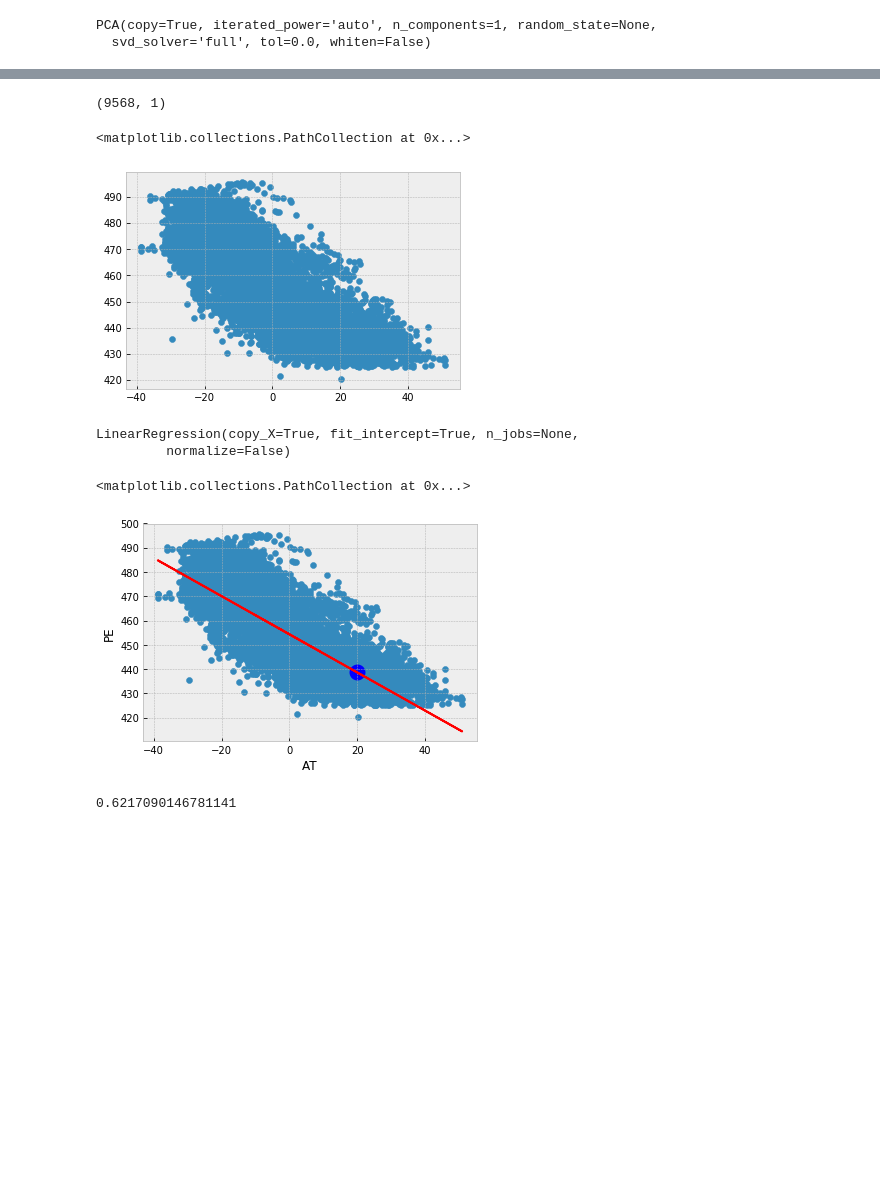
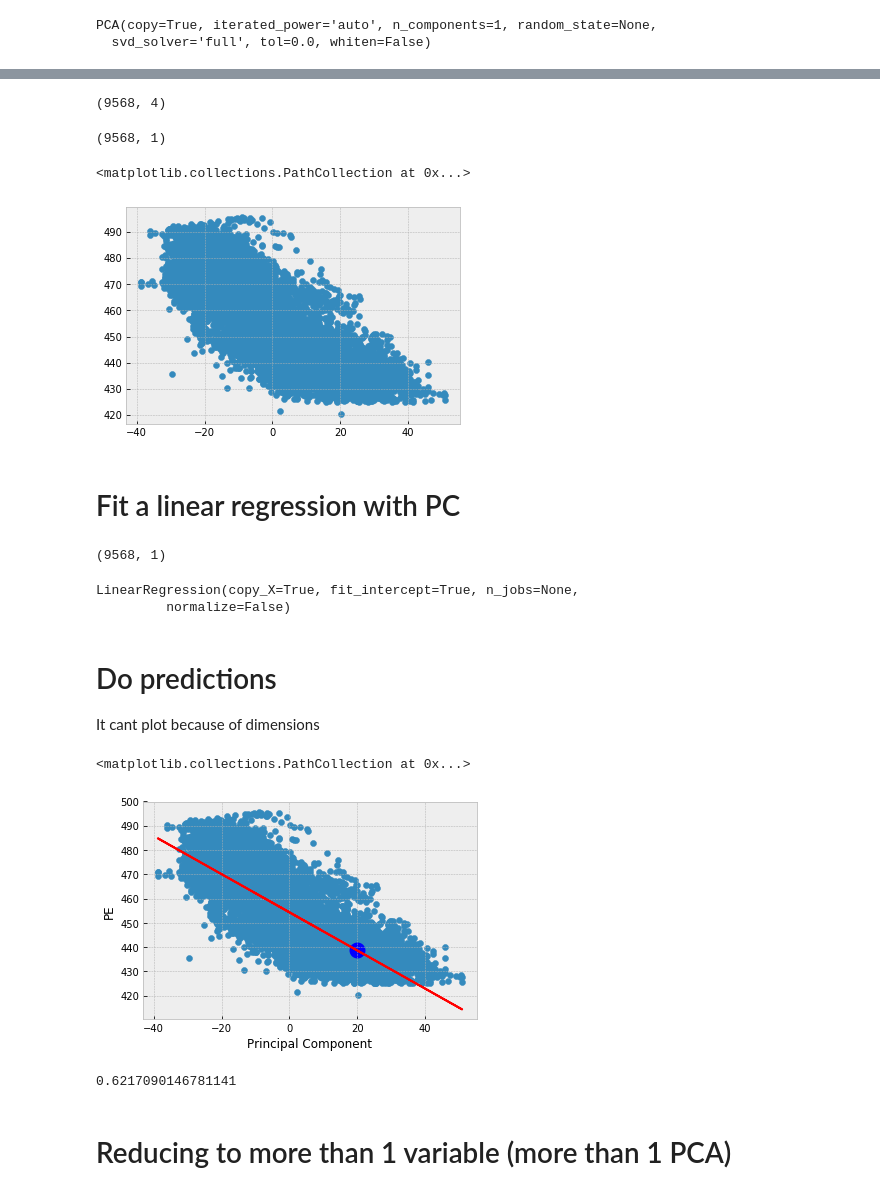
Before and after one commit to leoBravoRain/digital_courses, a Jupyter notebook: CCPP/Combined Cycle Power Plant.ipynb, the cells around one changed output, grey strips where cells are left out. Drawn from its saved outputs; the diff is of its cells as text; code cells hidden in the pictures; blank space fills up the shorter version.

```diff
--- a/CCPP/Combined Cycle Power Plant.ipynb
+++ b/CCPP/Combined Cycle Power Plant.ipynb
@@ -185,0 +202,9 @@ ax.scatter(independent_variable, prediction, c = "b", lineWidth = 10)
+# %%
+# data to train (select variables)
+# variables: "AT", "V", "AP", "RH"
+X_train = X.loc[:, ["AT", "V"]]
+# print("Dataframe shape: ", X_train.shape)
+
+# plot variables
+fig, ax = plt.subplots()
+ax.scatter(X_train.loc[:, "V"], y)
@@ -185,0 +214,11 @@ ax.scatter(independent_variable, prediction, c = "b", lineWidth = 10)
+# %%
+# load function to linear regression
+from sklearn.linear_model import LinearRegression
+
+# Define model
+regressor = LinearRegression()
+
+# train the linear regressor
+# y is the target (labels) (this is the reason becaus of supervised learning)
+# minimize the residual sum of squares between the observed targets in the dataset
+regressor.fit(X_train, y)
@@ -197,9 +283,14 @@ X_train_PCA = X
 # %%
 # load library
+# link to library: https://scikit-learn.org/
 from sklearn.decomposition import PCA
 
 # Define model
-pca = PCA(n_components=1, svd_solver='full')
+
+# define number of principal components (new dimension of data (reduced))
+n_components = 1
+
+pca = PCA(n_components = n_components, svd_solver='full')
 
 # train model
 # note that it does not need the target (unsupervised learning)
@@ -220,14 +318,27 @@ X_train_PCA.shape
+# %%
+# Check the original data shape
+X_train_PCA.shape
+# %% [output]
+(9568, 4)
+# %%
+# check the new data shape (with new dimensions)
+X_transform.shape
+# %% [output]
+(9568, 1)
+# %%
+# plot variables
+# this is working with only 1 PC
+fig, ax = plt.subplots()
+ax.scatter(X_transform, y)
+# %% [output]
+<matplotlib.collections.PathCollection at 0x...>
+[figure, added]
+# %% [markdown]
+# Fit a linear regression with PC
 # %%
 X_transform.shape
 # %% [output]
 (9568, 1)
-# %%
-# plot variables
-fig, ax = plt.subplots()
-ax.scatter(X_transform, y)
-# %% [output]
-<matplotlib.collections.PathCollection at 0x...>
-[figure, removed]
 # %%
 # Define model
 regressor_PCA = LinearRegression()
@@ -239,30 +350,33 @@ regressor_PCA.fit(X_transform, y)
 # %% [output]
 LinearRegression(copy_X=True, fit_intercept=True, n_jobs=None,
          normalize=False)
+# %% [markdown]
+# Do predictions
+It cant plot because of dimensions
 # %%
 # write a value for the independent variable
 independent_variable_PCA = 20
 
 # do the prediction
-prediction_PCA = regressor_PCA.predict(np.array([[independent_variable_PCA]]))
+prediction_PCA = regressor_PCA.predict(numpy.array([[independent_variable_PCA]]))
 # %%
 # Plot predictions
 
 # plot variables
 fig, ax = plt.subplots()
 ax.scatter(X_transform, y)
 
 # set legend to labels
-ax.set_xlabel("AT")
+ax.set_xlabel("Principal Component")
 ax.set_ylabel("PE")
 
 # ploting the line
 ax.plot(X_transform, regressor_PCA.intercept_[0] + regressor_PCA.coef_[0]*X_transform, c = "r")
 
 # plot prediction
 ax.scatter(independent_variable_PCA, prediction_PCA, c = "b", lineWidth = 10)
 # %% [output]
 <matplotlib.collections.PathCollection at 0x...>
-[figure, old version]
+[figure, new version]
 # %%
 # get R2 score
@@ -270,2 +384,4 @@ regressor.score(X_transform, y)
 # %% [output]
 0.6217090146781141
+# %% [markdown]
+# Reducing to more than 1 variable (more than 1 PCA)
```
Also changed, not shown: parts of 41 cells of this notebook.
